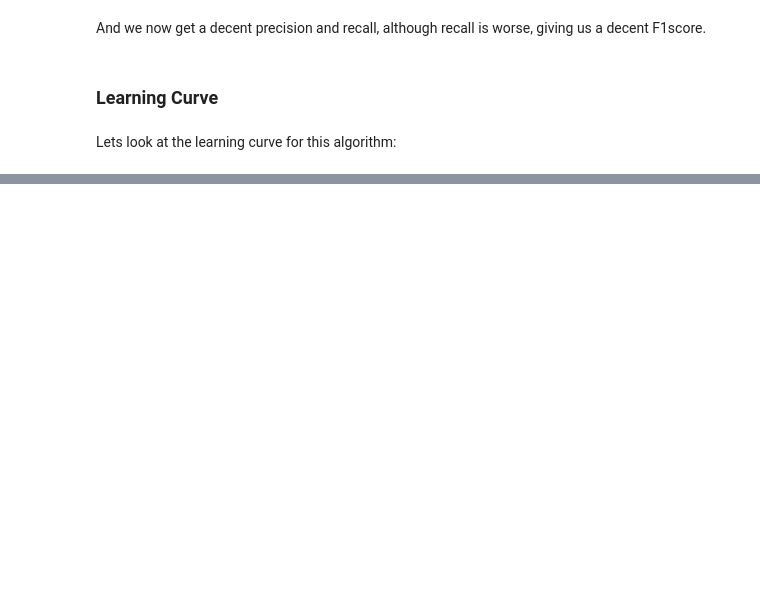
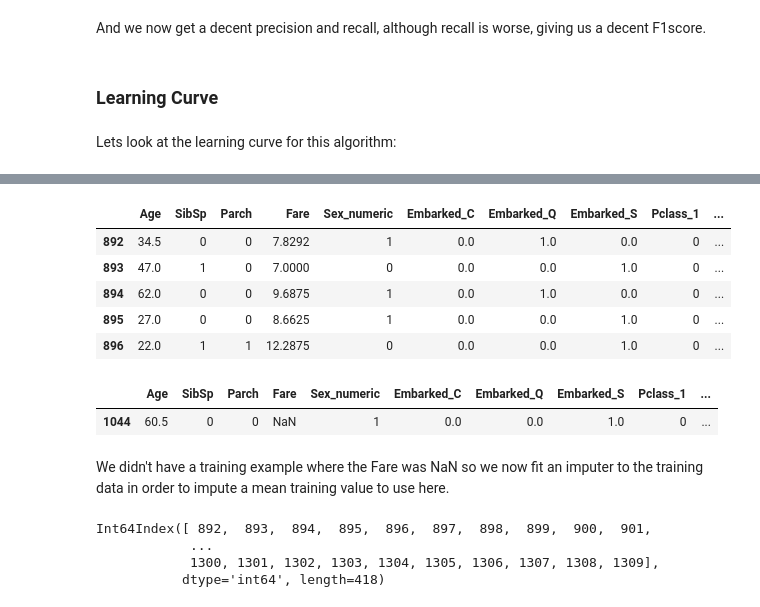
Before and after one commit to AshleySetter/Kaggle_Competitions, a Jupyter notebook: Titanic_project/Titanic - Machine Learning from Disaster.ipynb, the cells around one changed output, grey strips where cells are left out. Drawn from its saved outputs; the diff is of its cells as text; code cells hidden in the pictures; blank space fills up the shorter version.

```diff
--- a/Titanic_project/Titanic - Machine Learning from Disaster.ipynb
+++ b/Titanic_project/Titanic - Machine Learning from Disaster.ipynb
@@ -486,0 +489,49 @@ ax.set_ylabel('accuracy')
+# %%
+data_kaggle_test = data_kaggle_test.drop(labels=['Name', 'Ticket', 'Cabin'], axis=1) # dropping name, ticket and Cabin columns
+
+data_kaggle_test['Age'] = imputer.fit_transform(data_kaggle_test['Age'].reshape(-1, 1))
+
+# ----- one-hot encoding sex -----
+
+data_kaggle_test['Sex_numeric'] = le_sex.transform(data_kaggle_test.Sex) # transform the data from labels to numeric
+
+
+# ----- one-hot encoding Embarked -----
+
+data_kaggle_test['Embarked_numeric'] = le_Embarked.transform(data_kaggle_test.Embarked) # transform the data from labels to numeric
+
+encoded_column_vector = data_kaggle_test.Embarked_numeric.values.reshape(-1,1) # gets numeric embarked data and rehsapes it to column vector
+
+Embarked_one_hot_encoded = enc_Embarked.transform(encoded_column_vector).toarray() # transforms the data to one-hot-encoded data
+
+dfOneHot_Encoded = pd.DataFrame(Embarked_one_hot_encoded,
+columns = ["Embarked_"+le_Embarked.inverse_transform(int(i)) for i in range(Embarked_one_hot_encoded.shape[1])],
+index=data_kaggle_test.index
+) # we now construct a dataframe out of this one-hot-encoded data
+
+data_kaggle_test = pd.concat([data_kaggle_test, dfOneHot_Encoded], axis=1)
+# we now add our one-hot-encoded Embarked features
+
+# ----- one-hot encoding Pclass -----
+
+Pclass_lb = preprocessing.LabelBinarizer()
+Pclass_one_hot_encoded = Pclass_lb.fit_transform(data_kaggle_test.Pclass.values)
+
+dfOneHot_Encoded = pd.DataFrame(Pclass_one_hot_encoded,
+columns = ["Pclass_"+str(int(i+1)) for i in range(Pclass_one_hot_encoded.shape[1])],
+index=data_kaggle_test.index
+) # we now construct a dataframe out of this one-hot-encoded data
+
+data_kaggle_test = pd.concat([data_kaggle_test, dfOneHot_Encoded], axis=1)
+# we now add our one-hot-encoded Embarked features
+
+data_kaggle_test.drop(labels=['Sex', 'Pclass', 'Embarked', 'Embarked_numeric'], axis=1, inplace=True) # we drop the features that we have one-hot-encoded but not removed yet (we left these in to check the encoding had worked correctly)
+# %%
+data_kaggle_test[0:5]
+# %% [output]
+|  | Age | SibSp | Parch | Fare | Sex_numeric | Embarked_C | Embarked_Q | Embarked_S | Pclass_1 | ... |
+| 892 | 34.5 | 0 | 0 | 7.8292 | 1 | 0.0 | 1.0 | 0.0 | 0 | ... |
+| 893 | 47.0 | 1 | 0 | 7.0000 | 0 | 0.0 | 0.0 | 1.0 | 0 | ... |
+| 894 | 62.0 | 0 | 0 | 9.6875 | 1 | 0.0 | 1.0 | 0.0 | 0 | ... |
+| 895 | 27.0 | 0 | 0 | 8.6625 | 1 | 0.0 | 0.0 | 1.0 | 0 | ... |
+| 896 | 22.0 | 1 | 1 | 12.2875 | 0 | 0.0 | 0.0 | 1.0 | 0 | ... |
@@ -486,0 +540,7 @@ ax.set_ylabel('accuracy')
+# %%
+data_kaggle_test[inds[0]:inds[0]+1]
+# %% [output]
+|  | Age | SibSp | Parch | Fare | Sex_numeric | Embarked_C | Embarked_Q | Embarked_S | Pclass_1 | ... |
+| 1044 | 60.5 | 0 | 0 | NaN | 1 | 0.0 | 0.0 | 1.0 | 0 | ... |
+# %% [markdown]
+We didn't have a training example where the Fare was NaN so we now fit an imputer to the training data in order to impute a mean training value to use here.
@@ -486,0 +553,7 @@ ax.set_ylabel('accuracy')
+# %%
+data_kaggle_test.index
+# %% [output]
+Int64Index([ 892,  893,  894,  895,  896,  897,  898,  899,  900,  901,
+            ...
+            1300, 1301, 1302, 1303, 1304, 1305, 1306, 1307, 1308, 1309],
+           dtype='int64', length=418)
```
Also changed, not shown: parts of 35 cells of this notebook.
